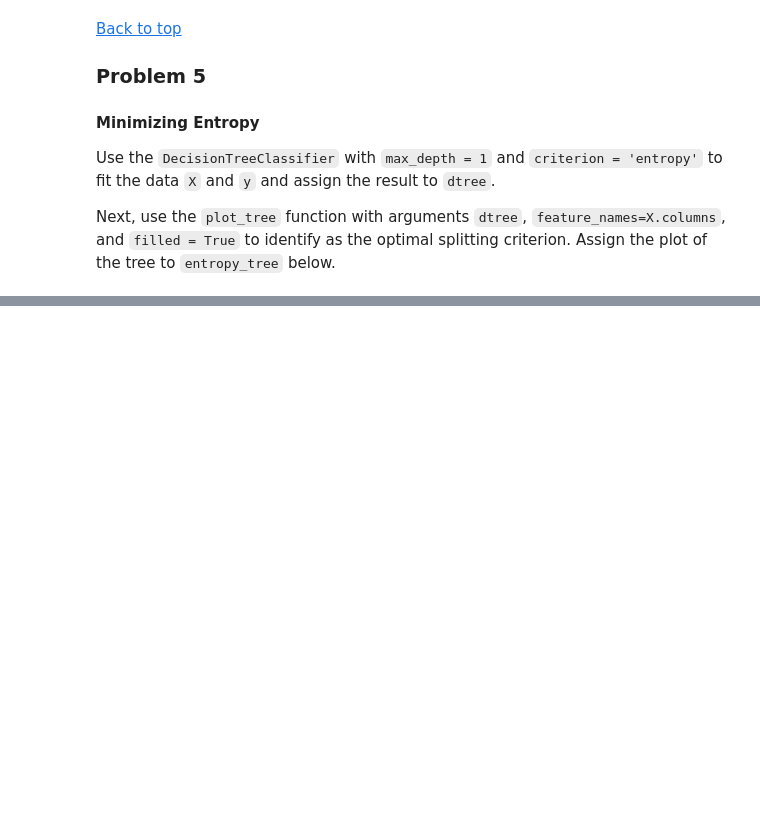
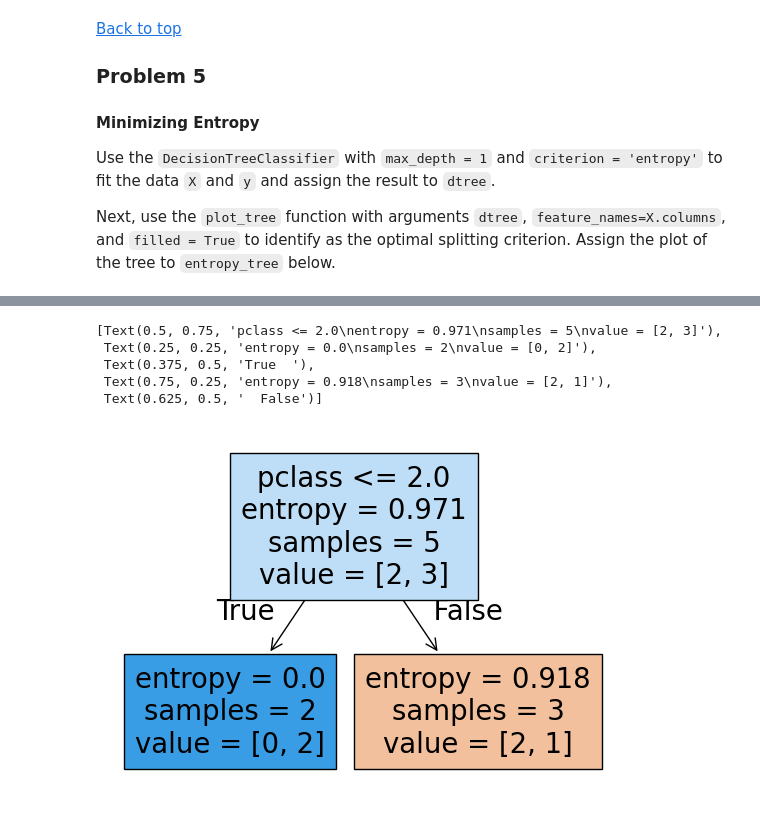
Before and after one commit to Subroy1/MSAI_AllPracticeModules, a Jupyter notebook: Module 14/colab_activity14_3.ipynb, the cells around one changed output, grey strips where cells are left out. Drawn from its saved outputs; the diff is of its cells as text; code cells hidden in the pictures; blank space fills up the shorter version.

Commit message:
Entropy plot tree and weighted entropy(WS)

```diff
--- a/Module 14/colab_activity14_3.ipynb
+++ b/Module 14/colab_activity14_3.ipynb
@@ -172,0 +178,12 @@ entropy_tree
+# %%
+dtree=DecisionTreeClassifier (max_depth=1, criterion='entropy').fit(X,y)
+entropy_tree = plot_tree(dtree, feature_names= X.columns, filled=True )
+# Answer check
+entropy_tree
+# %% [output]
+[Text(0.5, 0.75, 'pclass <= 2.0\nentropy = 0.971\nsamples = 5\nvalue = [2, 3]'),
+ Text(0.25, 0.25, 'entropy = 0.0\nsamples = 2\nvalue = [0, 2]'),
+ Text(0.375, 0.5, 'True  '),
+ Text(0.75, 0.25, 'entropy = 0.918\nsamples = 3\nvalue = [2, 1]'),
+ Text(0.625, 0.5, '  False')]
+[figure, added]
```
Also changed, not shown: parts of 8 cells of this notebook.
